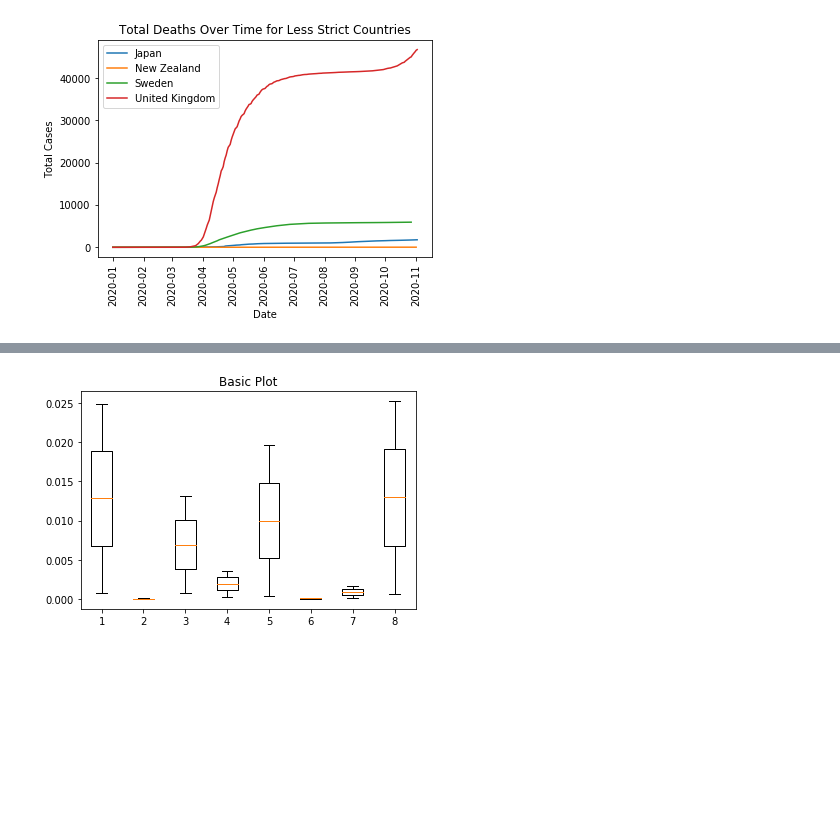
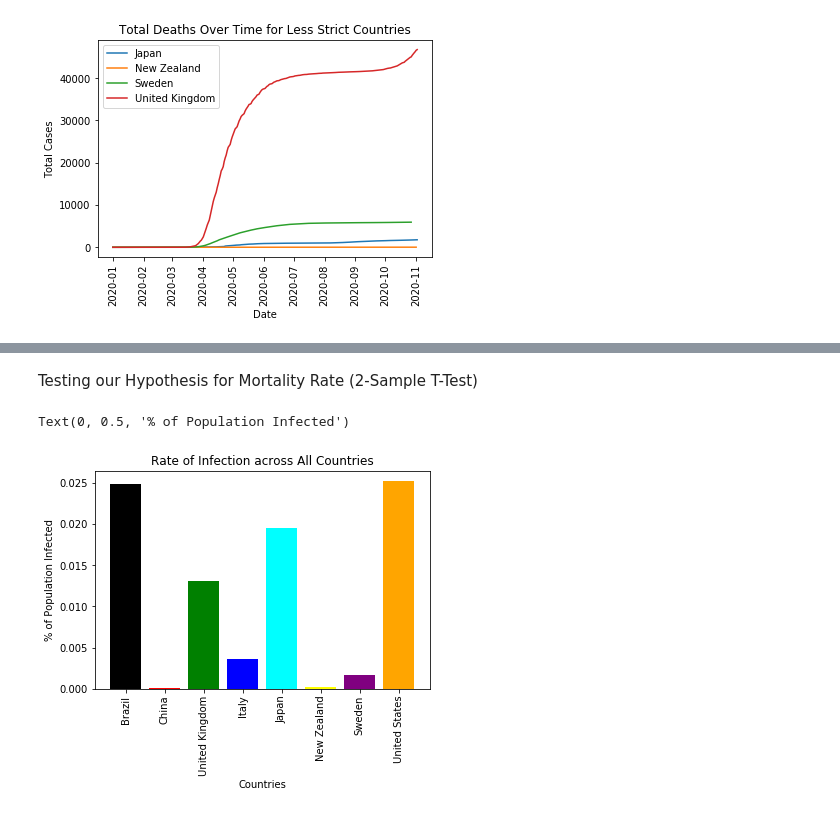
Before and after one commit to rejane-b/Project_1, a Jupyter notebook: Daily_Cases_Total_Cases.ipynb, the cells around one changed output, grey strips where cells are left out. Drawn from its saved outputs; the diff is of its cells as text; code cells hidden in the pictures; blank space fills up the shorter version.

```diff
--- a/Daily_Cases_Total_Cases.ipynb
+++ b/Daily_Cases_Total_Cases.ipynb
@@ -220,8 +226,0 @@ population2 =
-# %%
-### INFECTIONS BY PERCENTAGE OF COUNTRIES POPULATION ###
-
-fig1, ax1 = plt.subplots()
-ax1.set_title('Basic Plot')
-ax1.boxplot(perc_summary);
-# %% [output]
-[figure, removed]
@@ -229,0 +227,2 @@ ax1.boxplot(perc_summary);
+# %% [markdown]
+Testing our Hypothesis for Mortality Rate (2-Sample T-Test)
@@ -229,0 +243,10 @@ ax1.boxplot(perc_summary);
+# %%
+plt.bar(perc_summ['CountryName'],perc_summ['Percent_Infected'],\
+        color=['black', 'red', 'green', 'blue', 'cyan','yellow','purple','orange'])
+plt.xticks(rotation='vertical')
+plt.title('Rate of Infection across All Countries')
+plt.xlabel('Countries')
+plt.ylabel('% of Population Infected')
+# %% [output]
+Text(0, 0.5, '% of Population Infected')
+[figure, added]
```
Also changed, not shown: parts of 7 cells of this notebook.
